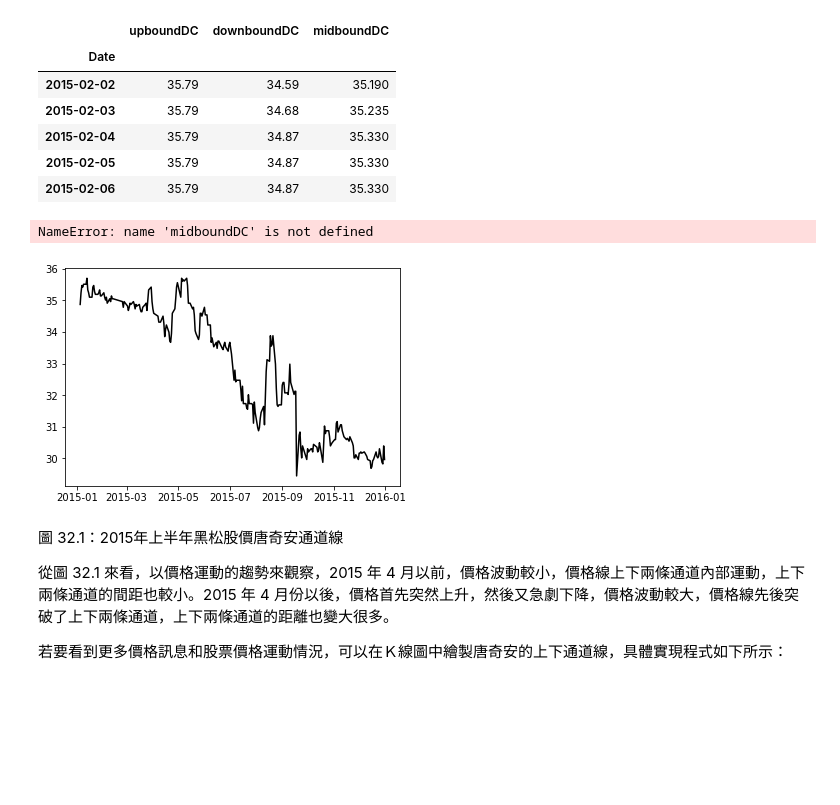
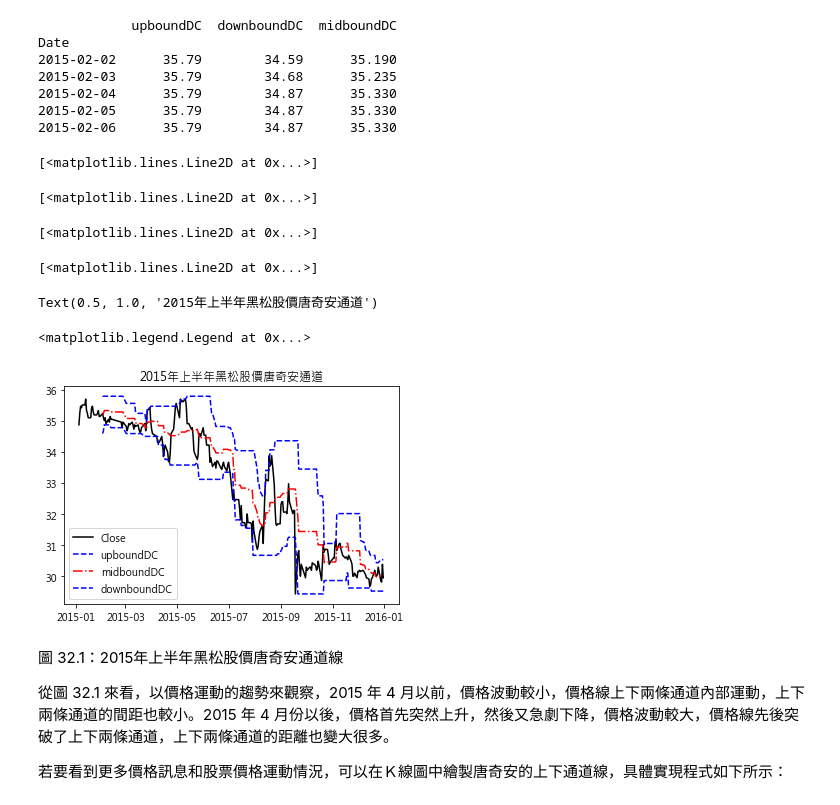
Before and after one commit to okluda/finpy_practice, a Jupyter notebook: ch_32.ipynb, the cells around one changed output. Cells and saved outputs as stored; diff of their text form; code cells hidden in the pictures; blank space fills up the shorter version.

```diff
--- a/ch_32.ipynb
+++ b/ch_32.ipynb
@@ -37,6 +37,8 @@ $$\mbox{中軌道}=\frac{\mbox{通道上界}+\mbox{通道下界}}{2}$$
 import pandas as pd
 import numpy as np
 import matplotlib.pyplot as plt
+plt.rcParams['font.sans-serif'] = ['Microsoft JhengHei']
+plt.rcParams['axes.unicode_minus'] = False
 HeySong = pd.read_csv('.\\PythonBook_code_data\\part5\\32\\1234.csv',sep='\t')
 HeySong.index=pd.to_datetime(HeySong.Date, format='%Y-%m-%d')
 # 提取收盤價、最高價和最低價數據
@@ -51,27 +53,35 @@ boundDC['upboundDC']=upboundDC
 boundDC['downboundDC']=downboundDC
 boundDC['midboundDC']=0.5*(boundDC['upboundDC']+boundDC['downboundDC'])
 boundDC.index = Close.index[20:]
-boundDC.head()
+print(boundDC.head())
 # %% [output]
-|  | upboundDC | downboundDC | midboundDC |
-| Date |  |  |  |
-| 2015-02-02 | 35.79 | 34.59 | 35.190 |
-| 2015-02-03 | 35.79 | 34.68 | 35.235 |
-| 2015-02-04 | 35.79 | 34.87 | 35.330 |
-| 2015-02-05 | 35.79 | 34.87 | 35.330 |
-| 2015-02-06 | 35.79 | 34.87 | 35.330 |
+            upboundDC  downboundDC  midboundDC
+Date
+2015-02-02      35.79        34.59      35.190
+2015-02-03      35.79        34.68      35.235
+2015-02-04      35.79        34.87      35.330
+2015-02-05      35.79        34.87      35.330
+2015-02-06      35.79        34.87      35.330
 # %%
 # 繪製2015年上半年黑松價格唐奇安通道上中下軌道線圖
 plt.plot(Close['2015'],label="Close",color='k')
-plt.plot(upboundDC['2015'],label="upboundDC",color='b',linestyle='dashed')
-plt.plot(midboundDC['2015'],label="midboundDC",color='r',linestyle='-.')
-plt.plot(downboundDC['2015'],label="downboundDC",color='b',linestyle='dashed')
-plt.tit1e("2015年上半年黑松股價唐奇安通道")
-plt.ylim(2.9,3.9)
+#plt.plot(upboundDC['2015'],label="upboundDC",color='b',linestyle='dashed')
+#plt.plot(midboundDC['2015'],label="midboundDC",color='r',linestyle='-.')
+#plt.plot(downboundDC['2015'],label="downboundDC",color='b',linestyle='dashed')
+plt.plot(boundDC['upboundDC']['2015'],label="upboundDC",color='b',linestyle='dashed')
+plt.plot(boundDC['midboundDC']['2015'],label="midboundDC",color='r',linestyle='-.')
+plt.plot(boundDC['downboundDC']['2015'],label="downboundDC",color='b',linestyle='dashed')
+plt.title("2015年上半年黑松股價唐奇安通道")
+#plt.ylim(2.9,3.9)
 plt.legend()
 # %% [output]
-NameError: name 'midboundDC' is not defined
+[<matplotlib.lines.Line2D at 0x...>]
+[<matplotlib.lines.Line2D at 0x...>]
+[<matplotlib.lines.Line2D at 0x...>]
+[<matplotlib.lines.Line2D at 0x...>]
+Text(0.5, 1.0, '2015年上半年黑松股價唐奇安通道')
+<matplotlib.legend.Legend at 0x...>
-[figure, old version]
+[figure, new version]
 # %% [markdown]
 圖 32.1：2015年上半年黑松股價唐奇安通道線
 
```
Also changed, not shown: parts of 23 cells of this notebook, 20 other files.
